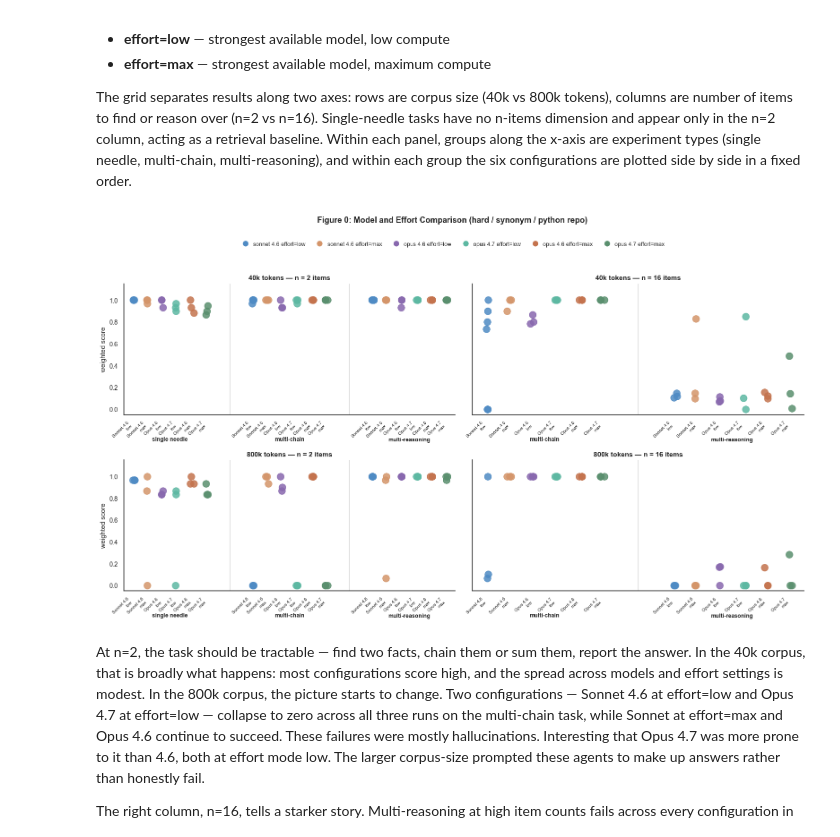
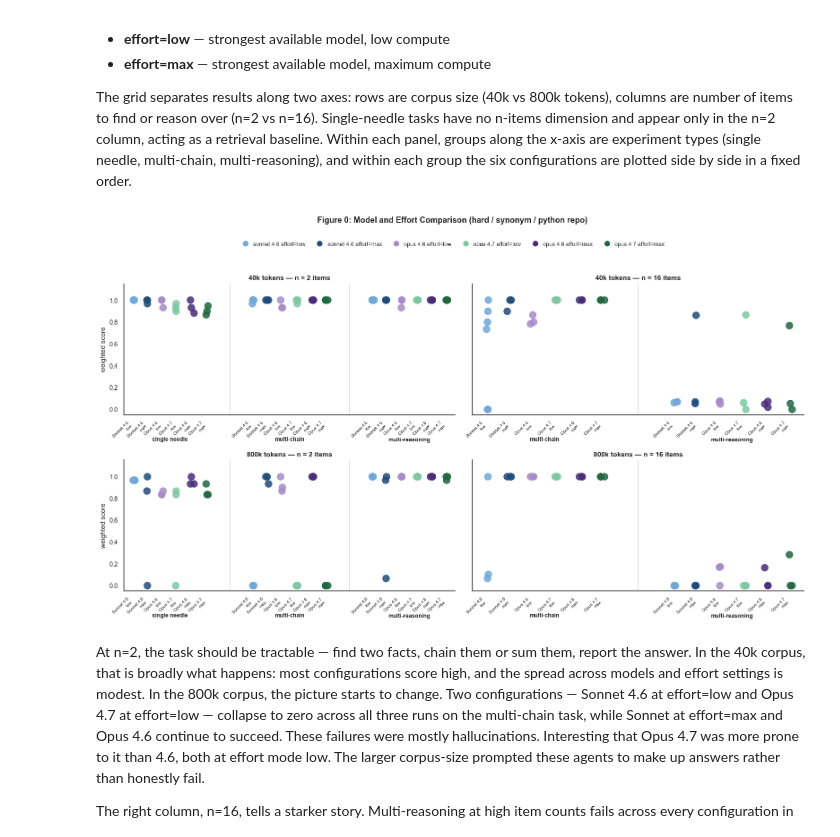
Before and after one commit to mehrabmodi1/agentic-retrieval, a Jupyter notebook: notebooks/full-sweep_sonnet-4-6_effort_low_20260409.ipynb, the cells around one changed output. Drawn from its saved outputs; the diff is of its cells as text; code cells hidden in the pictures.

Commit message:
notebook: refresh full-sweep sonnet-4-6 effort-low analysis
Co-Authored-By: Claude Opus 4.7 (1M context) <noreply@anthropic.com>

```diff
--- a/notebooks/full-sweep_sonnet-4-6_effort_low_20260409.ipynb
+++ b/notebooks/full-sweep_sonnet-4-6_effort_low_20260409.ipynb
@@ -86,13 +86,15 @@ COMPARISON_BATCHES = {
     "opus 4.7\neffort=max": "hard-synonym-subset_opus-4-7_effort-max__20260419T133904",
 }
 
+# Colour by model (hue): sonnet=blue, opus 4.6=purple, opus 4.7=green.
+# Effort by shade: low=lighter, max=darker.
 CONFIG_COLORS = {
-    "sonnet 4.6\neffort=low": "#4F8BC4",
-    "sonnet 4.6\neffort=max": "#D4956A",
-    "opus 4.6\neffort=low": "#8868AE",
-    "opus 4.7\neffort=low": "#5DB8A2",
-    "opus 4.6\neffort=max": "#C4734E",
-    "opus 4.7\neffort=max": "#5A8F6E",
+    "sonnet 4.6\neffort=low": "#6FA8D9",   # light blue
+    "sonnet 4.6\neffort=max": "#1E4D7C",   # dark blue
+    "opus 4.6\neffort=low":   "#A78BCB",   # light purple
+    "opus 4.6\neffort=max":   "#4A2D7A",   # dark purple
+    "opus 4.7\neffort=low":   "#7DC8A1",   # light green
+    "opus 4.7\neffort=max":   "#1F6840",   # dark green
 }
 
 CONFIG_SHORT = {
@@ -222,34 +224,34 @@ for row_idx, corpus_size in enumerate(CORPUS_SIZES):
             ax.axvline(sep, color="0.85", linewidth=0.8, zorder=0)
 
         ax.set_xlim(
             group_centers[panel_exp_types[0]] - 0.5,
             group_centers[panel_exp_types[-1]] + 0.5,
         )
         ax.set_ylim(-0.05, 1.15)
         ax.set_title(f"{CORPUS_LABELS[corpus_size]} — n = {n_val} items", fontsize=11, fontweight="bold")
         ax.set_xlabel("")
         ax.set_ylabel("weighted score" if col_idx == 0 else "")
         sns.despine(ax=ax)
 
 # Legend (colour = config)
 from matplotlib.lines import Line2D
 handles = [
     Line2D([0], [0], marker="o", color="w", markerfacecolor=CONFIG_COLORS[cfg],
            markersize=10, label=cfg.replace("\n", " "))
     for cfg in config_labels
 ]
 fig0.legend(
     handles=handles, ncol=len(config_labels),
     loc="upper center", bbox_to_anchor=(0.5, 0.97),
     fontsize=9, frameon=False, columnspacing=1.5, handletextpad=0.4,
 )
 
 fig0.suptitle("Figure 0: Model and Effort Comparison (hard / synonym / python repo)",
               fontsize=13, fontweight="bold", y=1.02)
 fig0.tight_layout(rect=[0, 0, 1, 0.93])
 plt.show()
 # %% [output]
-[figure, old version]
+[figure, new version]
 # %% [markdown]
 At n=2, the task should be tractable — find two facts, chain them or sum them, report the answer. In the 40k corpus, that is broadly what happens: most configurations score high, and the spread across models and effort settings is modest. In the 800k corpus, the picture starts to change. Two configurations — Sonnet 4.6 at effort=low and Opus 4.7 at effort=low — collapse to zero across all three runs on the multi-chain task, while Sonnet at effort=max and Opus 4.6 continue to succeed. These failures were mostly hallucinations. Interesting that Opus 4.7 was more prone to it than 4.6, both at effort mode low. The larger corpus-size prompted these agents to make up answers rather than honestly fail.
 
```
Also changed, not shown: parts of 6 cells of this notebook.
